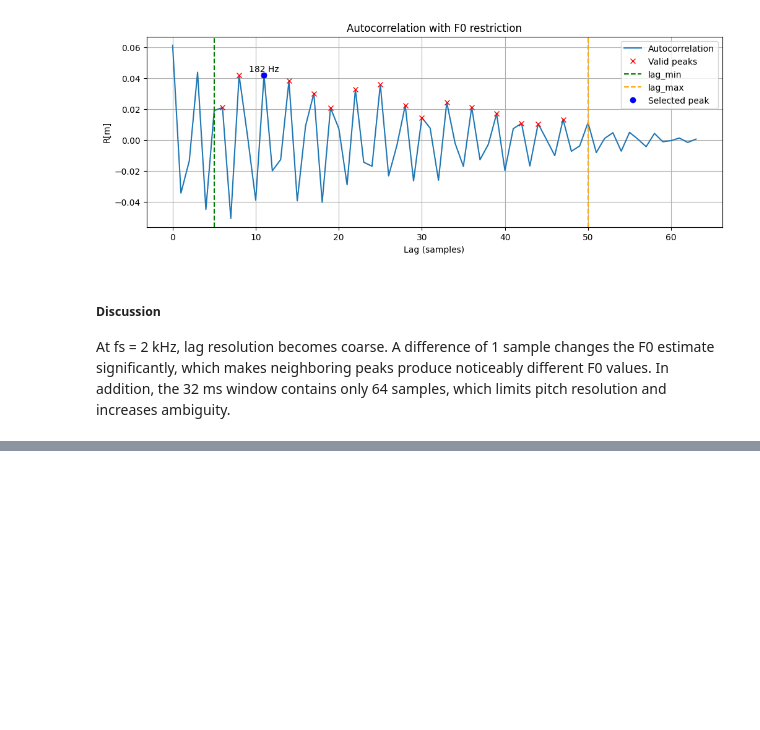
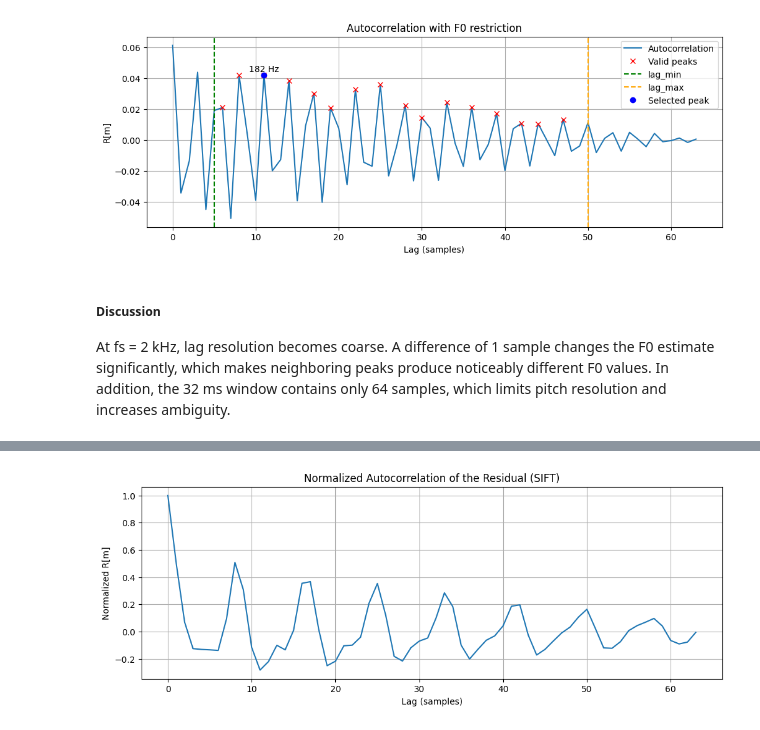
Before and after one commit to joaocolombari/PSI5123_problem_set, a Jupyter notebook: main.ipynb, the cells around one changed output, grey strips where cells are left out. Saved outputs shown, nothing was run; the diff lists cells and outputs as text; code cells hidden in the pictures; blank space fills up the shorter version.

```diff
--- a/main.ipynb
+++ b/main.ipynb
@@ -433,0 +517,19 @@ On the other hand, if the frequency is set back to 16kHz as done in class, resol
+# %%
+# --- STEP 4: Autocorrelation of the Residue ---
+# We use the 'residual' variable calculated in Step 3.
+# Using librosa.autocorrelate for consistency with previous exercises.
+r_residue = librosa.autocorrelate(residual)
+
+# Normalization: R[m] / R[0]
+r_residue = r_residue / r_residue[0]
+
+# -------- Plotting the Residual Autocorrelation --------
+plt.figure(figsize=(12, 4))
+plt.plot(r_residue)
+plt.title('Normalized Autocorrelation of the Residual (SIFT)')
+plt.xlabel('Lag (samples)')
+plt.ylabel('Normalized R[m]')
+plt.grid(True)
+plt.show()
+# %% [output]
+[figure, added]
```
Also changed, not shown: parts of 12 cells of this notebook, 6 other files.
